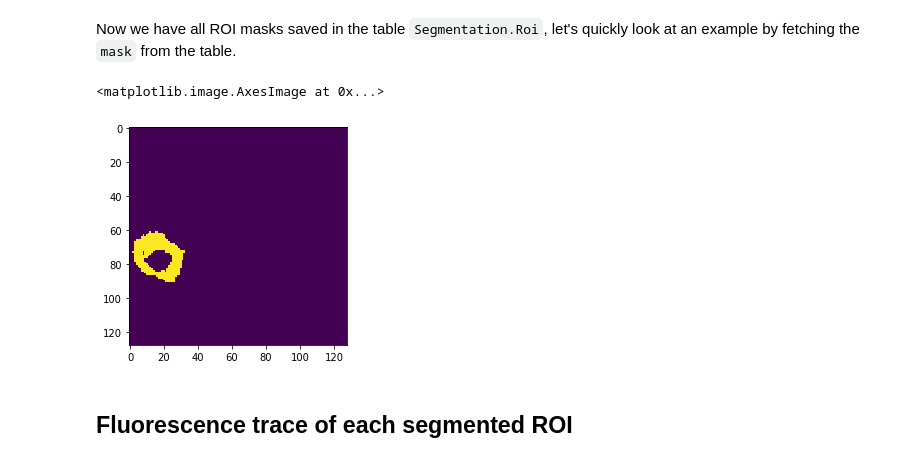
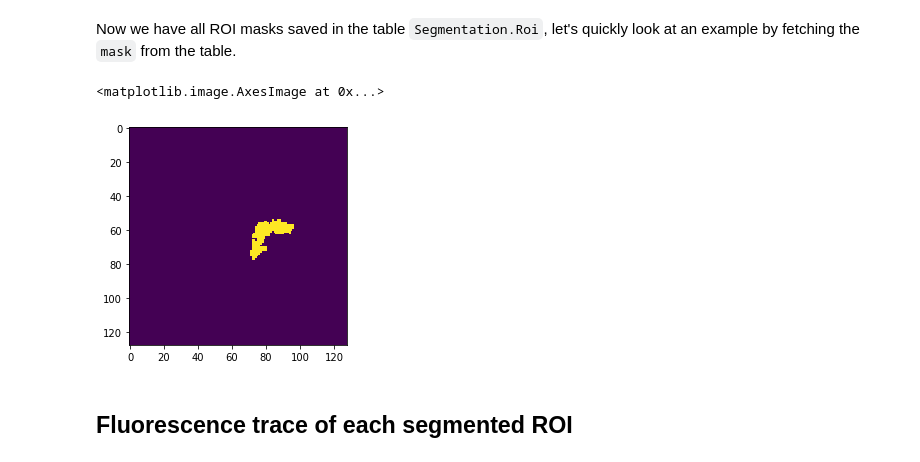
Before and after one commit to datajoint/datajoint-tutorials, a Jupyter notebook: calcium_imaging/03-Computed Table, Lookup Table, and Part Table - Completed.ipynb, the cells around one changed output. Drawn from its saved outputs; the diff is of its cells as text; code cells hidden in the pictures.

```diff
--- a/calcium_imaging/03-Computed Table, Lookup Table, and Part Table - Completed.ipynb
+++ b/calcium_imaging/03-Computed Table, Lookup Table, and Part Table - Completed.ipynb
@@ -468,10 +482,10 @@ Now we have all ROI masks saved in the table `Segmentation.Roi`, let's quickly l
 # %%
 # show one example ROI
 masks = (Segmentation.Roi).fetch('mask')
-plt.imshow(masks[4])
+plt.imshow(masks[3])
 # %% [output]
 <matplotlib.image.AxesImage at 0x...>
-[figure, old version]
+[figure, new version]
 # %% [markdown]
 ## Fluorescence trace of each segmented ROI
 # %% [markdown]
```
Also changed, not shown: parts of 8 cells of this notebook, 3 other files.
